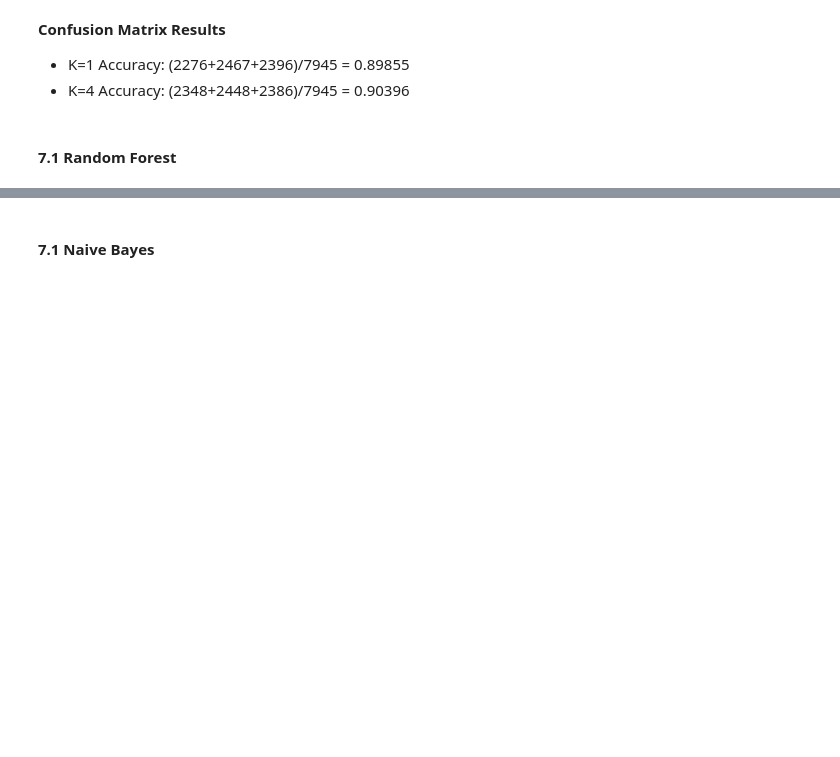
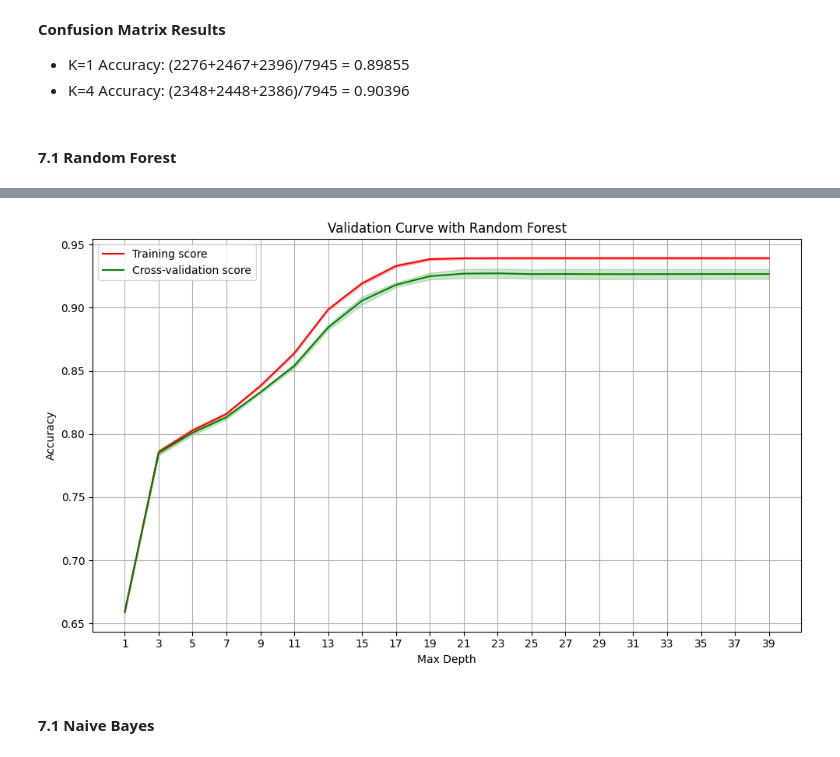
Before and after one commit to coltonBlackwell/Covid-19-Prognosis-Predictor, a Jupyter notebook: project.ipynb, the cells around one changed output, grey strips where cells are left out. Saved outputs shown, nothing was run; the diff lists cells and outputs as text; code cells hidden in the pictures; blank space fills up the shorter version.

```diff
--- a/project.ipynb
+++ b/project.ipynb
@@ -1006,3 +1064,49 @@ __Confusion Matrix Results__
+# %%
+from sklearn.model_selection import validation_curve
+
+# Define the range of the hyperparameter
+# varying the 'max_depth' from 1 to 20
+param_range = np.arange(1, 40, 2)
+
+# Calculate accuracy on training and validation set using the range of parameter values
+train_scores, test_scores = validation_curve(
+    RandomForestClassifier(random_state=42),
+    X_train,
+    y_train,
+    param_name="max_depth",
+    param_range=param_range,
+    cv=5,
+    scoring="accuracy",
+    n_jobs=-1
+)
+
+# Calculate mean and standard deviation for training set scores
+train_mean = np.mean(train_scores, axis=1)
+train_std = np.std(train_scores, axis=1)
+
+# Calculate mean and standard deviation for validation set scores
+test_mean = np.mean(test_scores, axis=1)
+test_std = np.std(test_scores, axis=1)
+
+# Plot the validation curve
+plt.figure(figsize=(10,6))
+
+plt.plot(param_range, train_mean, label="Training score", color="r")
+plt.plot(param_range, test_mean, label="Cross-validation score", color="g")
+
+plt.fill_between(param_range, train_mean - train_std, train_mean + train_std, color="r", alpha=0.2)
+plt.fill_between(param_range, test_mean - test_std, test_mean + test_std, color="g", alpha=0.2)
+
+plt.title("Validation Curve with Random Forest")
+plt.xlabel("Max Depth")
+plt.ylabel("Accuracy")
+plt.tight_layout()
+plt.legend(loc="best")
+plt.grid()
+plt.xticks(param_range)
+plt.show()
+# %% [output]
+[figure, added]
 # %% [markdown]
 #### 7.1 Naive Bayes <a id="section_7_3"></a>
 # %% [markdown]
```
Also changed, not shown: parts of 43 cells of this notebook, 8 other files.
